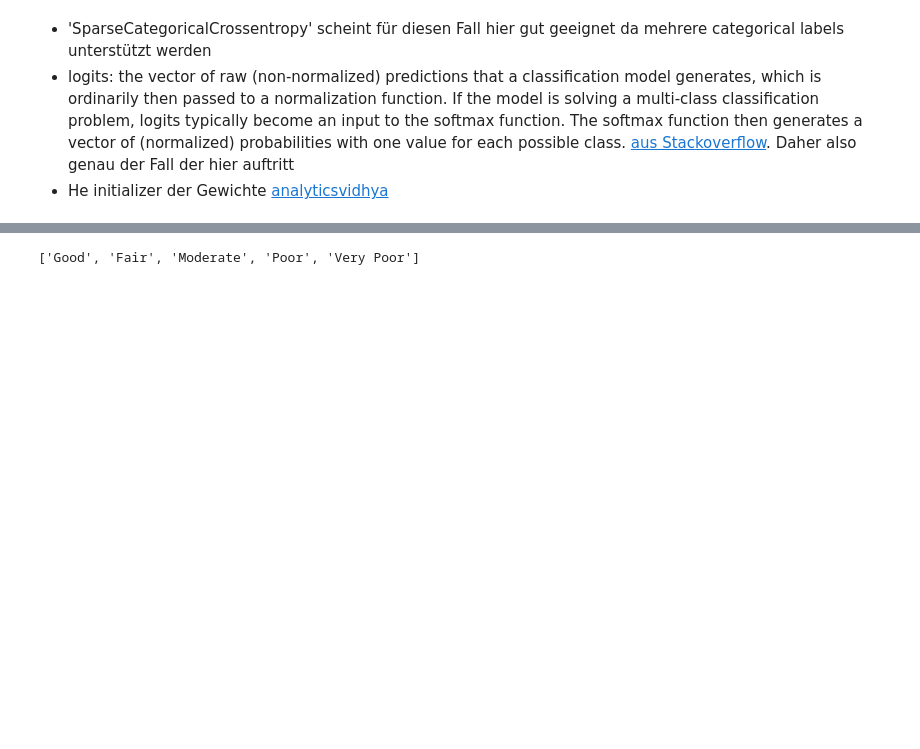
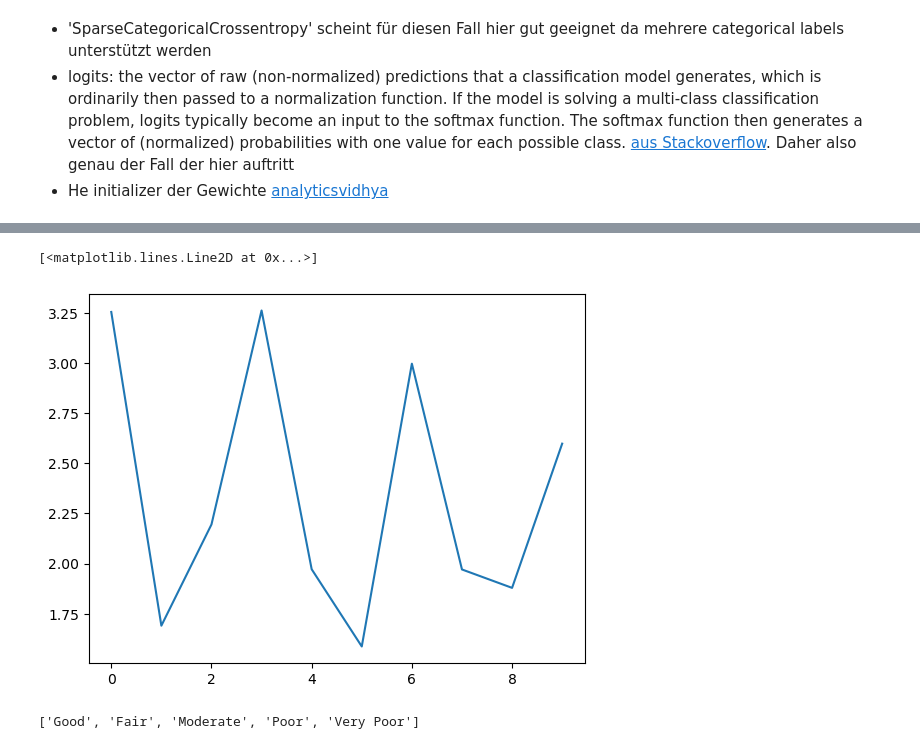
Before and after one commit to fxschmidt/AirPollution, a Jupyter notebook: Eigenes_Projekt/deep_learning.ipynb, the cells around one changed output, grey strips where cells are left out. Cells and saved outputs as stored; diff of their text form; code cells hidden in the pictures; blank space fills up the shorter version.

```diff
--- a/Eigenes_Projekt/deep_learning.ipynb
+++ b/Eigenes_Projekt/deep_learning.ipynb
@@ -169,3 +176,8 @@ dtype: int64
+# %%
+plt.plot(hist.history["sparse_categorical_crossentropy"])
+# %% [output]
+[<matplotlib.lines.Line2D at 0x...>]
+[figure, added]
 # %%
 list(aqi_labels.values())
 # %% [output]
```
Also changed, not shown: parts of 7 cells of this notebook, 13 other files.
